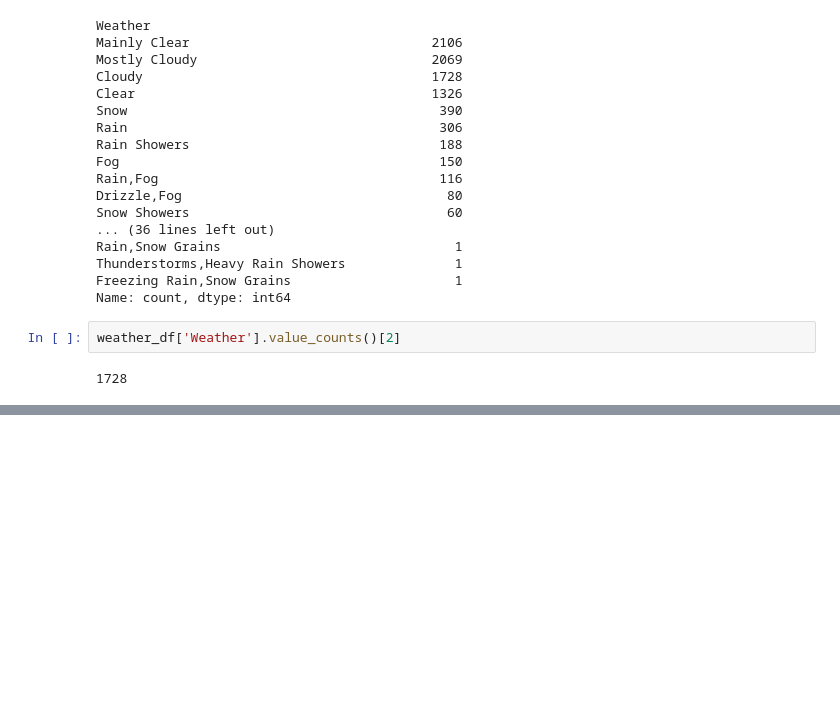
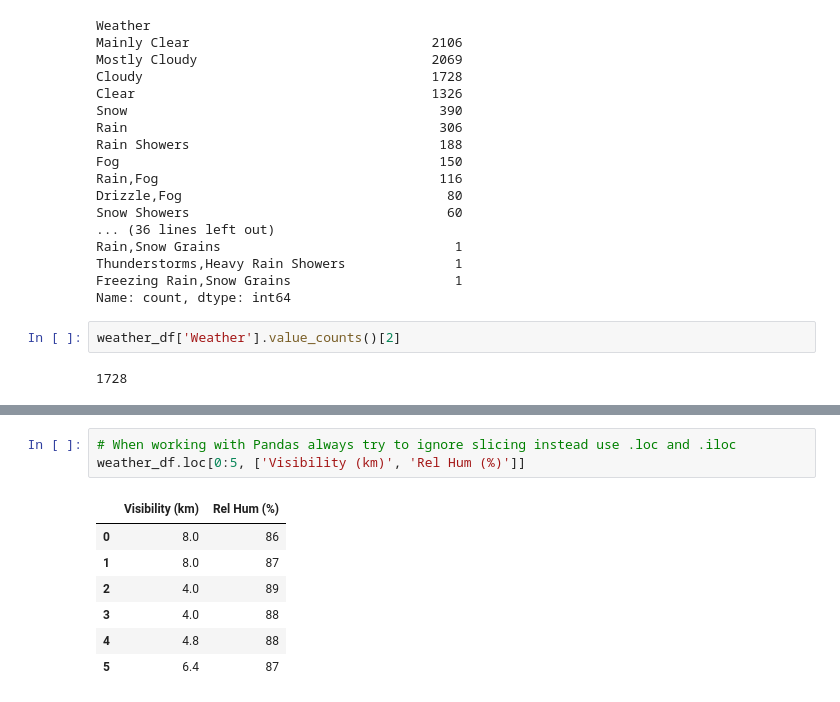
Before and after one commit to noturshek/de-course, a Jupyter notebook: deCoursePython/Python Advanced.ipynb, the cells around one changed output, grey strips where cells are left out. Drawn from its saved outputs; the diff is of its cells as text; blank space fills up the shorter version.

Commit message:
Pandas Data Transformation(Project) | Part 2

```diff
--- a/deCoursePython/Python Advanced.ipynb
+++ b/deCoursePython/Python Advanced.ipynb
@@ -358,0 +392,11 @@ weather_df['Weather'].value_counts()[2]
+# %%
+# When working with Pandas always try to ignore slicing instead use .loc and .iloc
+weather_df.loc[0:5, ['Visibility (km)', 'Rel Hum (%)']]
+# %% [output]
+|  | Visibility (km) | Rel Hum (%) |
+| 0 | 8.0 | 86 |
+| 1 | 8.0 | 87 |
+| 2 | 4.0 | 89 |
+| 3 | 4.0 | 88 |
+| 4 | 4.8 | 88 |
+| 5 | 6.4 | 87 |
```
Also changed, not shown: parts of 11 cells of this notebook.
